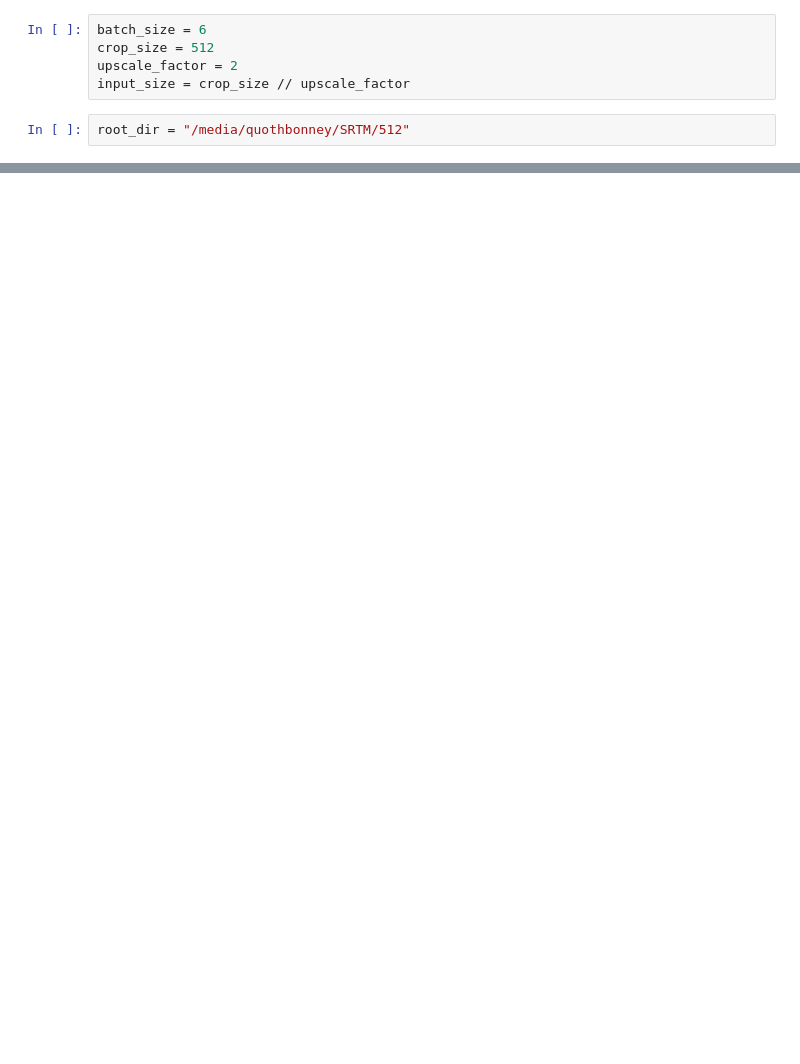
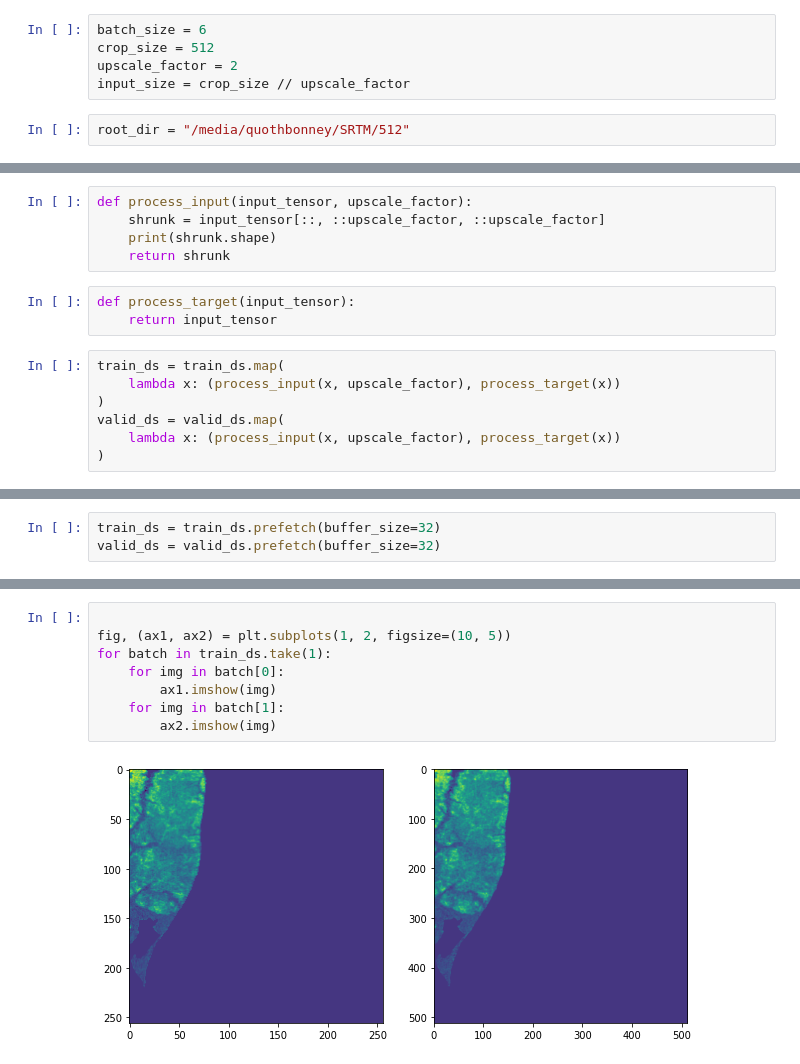
Before and after one commit to quothbonney/geo-interp, a Jupyter notebook: super.ipynb, the cells around one changed output, grey strips where cells are left out. Cells and saved outputs as stored; diff of their text form; blank space fills up the shorter version.

```diff
--- a/super.ipynb
+++ b/super.ipynb
@@ -64,0 +118,15 @@ To enable them in other operations, rebuild TensorFlow with the appropriate comp
+# %%
+def process_input(input_tensor, upscale_factor):
+    shrunk = input_tensor[::, ::upscale_factor, ::upscale_factor]
+    print(shrunk.shape)
+    return shrunk
+# %%
+def process_target(input_tensor):
+    return input_tensor
+# %%
+train_ds = train_ds.map(
+    lambda x: (process_input(x, upscale_factor), process_target(x))
+)
+valid_ds = valid_ds.map(
+    lambda x: (process_input(x, upscale_factor), process_target(x))
+)
@@ -64,0 +141,3 @@ To enable them in other operations, rebuild TensorFlow with the appropriate comp
+# %%
+train_ds = train_ds.prefetch(buffer_size=32)
+valid_ds = valid_ds.prefetch(buffer_size=32)
@@ -64,0 +228,10 @@ To enable them in other operations, rebuild TensorFlow with the appropriate comp
+# %%
+
+fig, (ax1, ax2) = plt.subplots(1, 2, figsize=(10, 5))
+for batch in train_ds.take(1):
+    for img in batch[0]:
+        ax1.imshow(img)
+    for img in batch[1]:
+        ax2.imshow(img)
+# %% [output]
+[figure, added]
```
Also changed, not shown: parts of 19 cells of this notebook, 2 other files.
